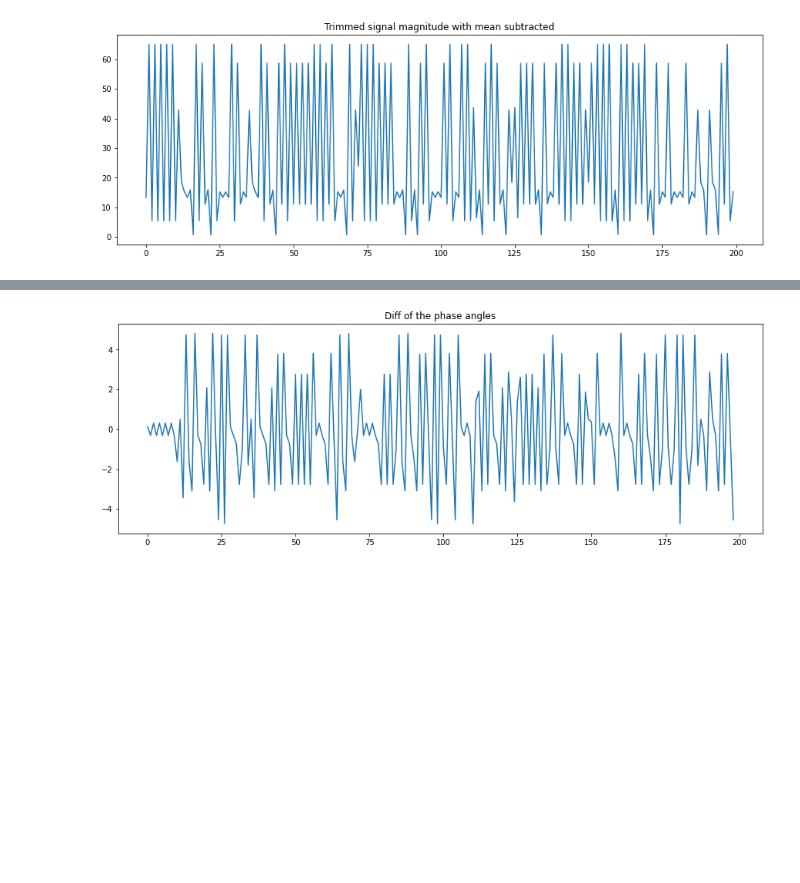
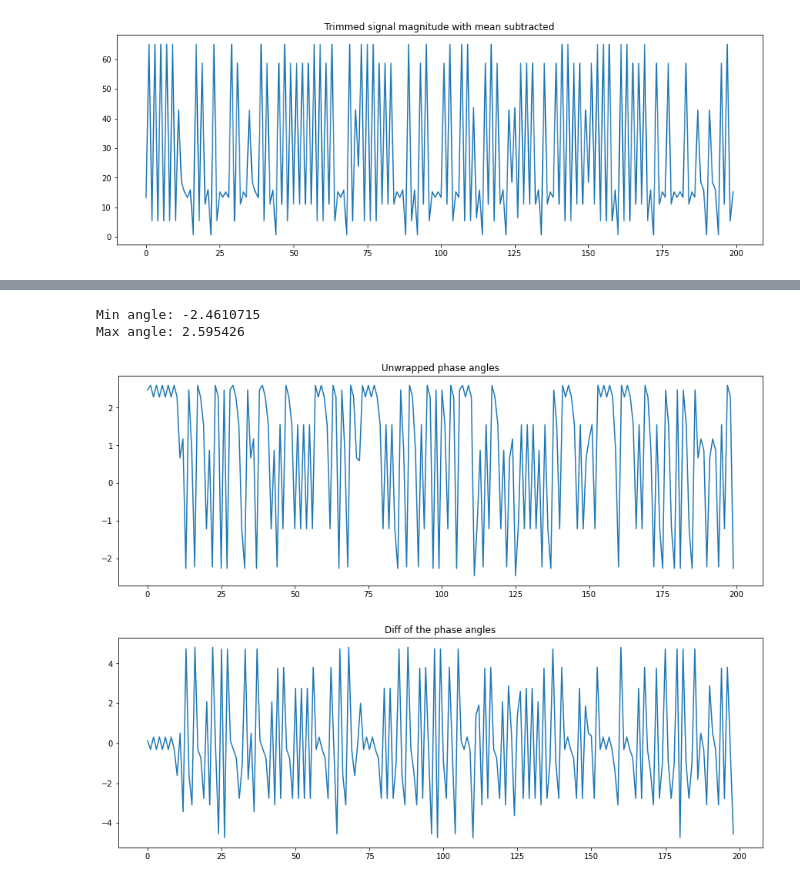
Before and after one commit to dpattison3/SDR_satellite_tracking, a Jupyter notebook: analysis/falconsat_tlm.ipynb, the cells around one changed output, grey strips where cells are left out. Drawn from its saved outputs; the diff is of its cells as text; code cells hidden in the pictures; blank space fills up the shorter version.

```diff
--- a/analysis/falconsat_tlm.ipynb
+++ b/analysis/falconsat_tlm.ipynb
@@ -57,3 +63,16 @@ pylab.show(3)
+# %%
+unwrapped_phase_angles = np.unwrap(phase_angles,discont=(np.max(phase_angles)-np.min(phase_angles)))
+print("Min angle:", np.min(phase_angles))
+print("Max angle:", np.max(phase_angles))
+
+pylab.figure(5,figsize=[15,5])
+pylab.plot(unwrapped_phase_angles)
+pylab.title("Unwrapped phase angles")
+pylab.show(5)
+# %% [output]
+Min angle: -2.4610715
+Max angle: 2.595426
+[figure, added]
 # %%
 phase_angle_diff = np.diff(phase_angles)
 
```
Also changed, not shown: parts of 7 cells of this notebook.
